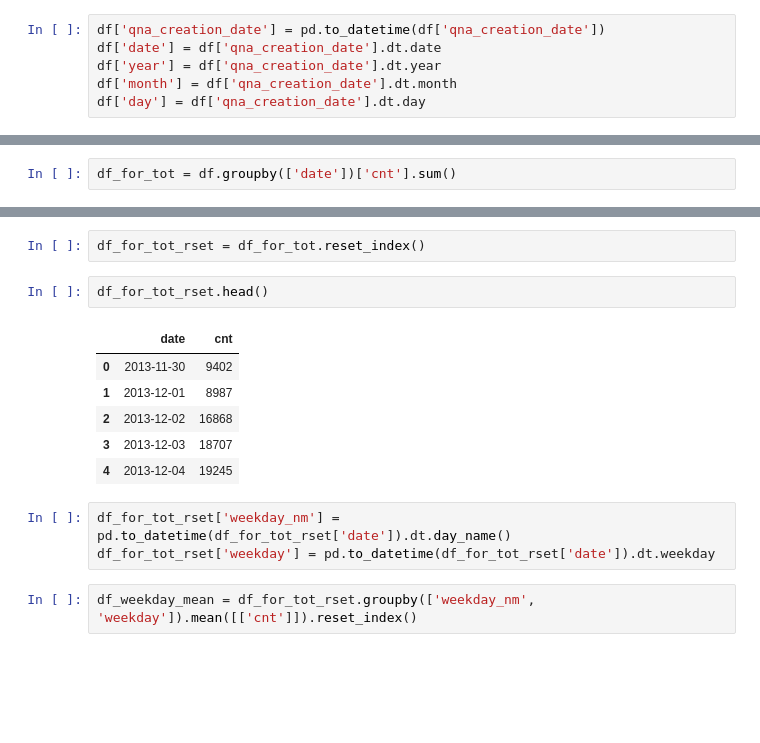
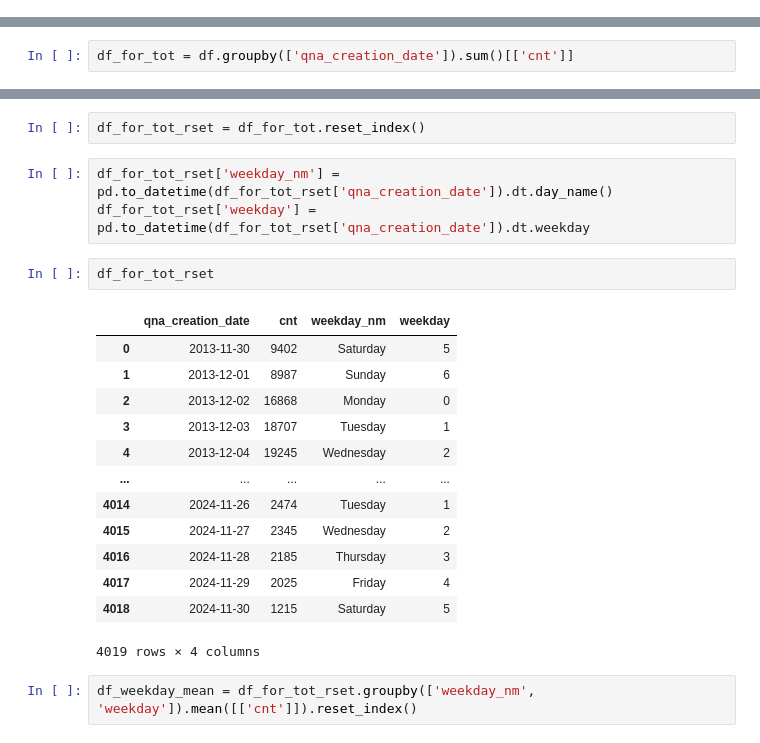
Before and after one commit to myokyunghan/stackoverflow_src_2425, a Jupyter notebook: DA/1_visualization.ipynb, the cells around one changed output, grey strips where cells are left out. Drawn from its saved outputs; the diff is of its cells as text; blank space fills up the shorter version.

```diff
--- a/DA/1_visualization.ipynb
+++ b/DA/1_visualization.ipynb
@@ -36,6 +18,0 @@ df_body['day'] = df_body['creationdate'].dt.day
-# %%
-df['qna_creation_date'] = pd.to_datetime(df['qna_creation_date'])
-df['date'] = df['qna_creation_date'].dt.date
-df['year'] = df['qna_creation_date'].dt.year
-df['month'] = df['qna_creation_date'].dt.month
-df['day'] = df['qna_creation_date'].dt.day
@@ -47,0 +19,2 @@ df_not_answered['day'] = df_not_answered['q_creationdate'].dt.day
+# %%
+df_for_tot = df.groupby(['qna_creation_date']).sum()[['cnt']]
@@ -67,2 +37,0 @@ df
-# %%
-df_for_tot = df.groupby(['date'])['cnt'].sum()
@@ -157,17 +167,24 @@ plt.show();
 # %%
 df_for_tot_rset = df_for_tot.reset_index()
+# %%
+df_for_tot_rset['weekday_nm'] = pd.to_datetime(df_for_tot_rset['qna_creation_date']).dt.day_name()
+df_for_tot_rset['weekday'] = pd.to_datetime(df_for_tot_rset['qna_creation_date']).dt.weekday
 # %%
-df_for_tot_rset.head()
+df_for_tot_rset
 # %% [output]
-|  | date | cnt |
-| 0 | 2013-11-30 | 9402 |
-| 1 | 2013-12-01 | 8987 |
-| 2 | 2013-12-02 | 16868 |
-| 3 | 2013-12-03 | 18707 |
-| 4 | 2013-12-04 | 19245 |
+|  | qna_creation_date | cnt | weekday_nm | weekday |
+| 0 | 2013-11-30 | 9402 | Saturday | 5 |
+| 1 | 2013-12-01 | 8987 | Sunday | 6 |
+| 2 | 2013-12-02 | 16868 | Monday | 0 |
+| 3 | 2013-12-03 | 18707 | Tuesday | 1 |
+| 4 | 2013-12-04 | 19245 | Wednesday | 2 |
+| ... | ... | ... | ... | ... |
+| 4014 | 2024-11-26 | 2474 | Tuesday | 1 |
+| 4015 | 2024-11-27 | 2345 | Wednesday | 2 |
+| 4016 | 2024-11-28 | 2185 | Thursday | 3 |
+| 4017 | 2024-11-29 | 2025 | Friday | 4 |
+| 4018 | 2024-11-30 | 1215 | Saturday | 5 |
+4019 rows × 4 columns
-# %%
-df_for_tot_rset['weekday_nm'] = pd.to_datetime(df_for_tot_rset['date']).dt.day_name()
-df_for_tot_rset['weekday'] = pd.to_datetime(df_for_tot_rset['date']).dt.weekday
 # %%
 df_weekday_mean = df_for_tot_rset.groupby(['weekday_nm', 'weekday']).mean([['cnt']]).reset_index()
 # %%
```
Also changed, not shown: parts of 284 cells of this notebook, 16 other files.
